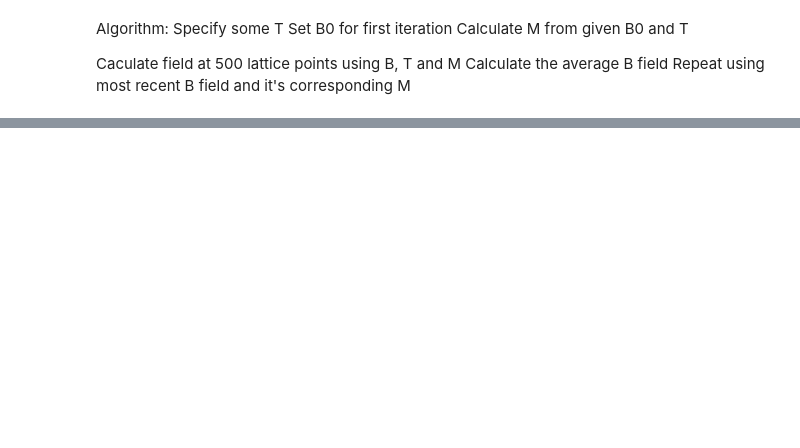
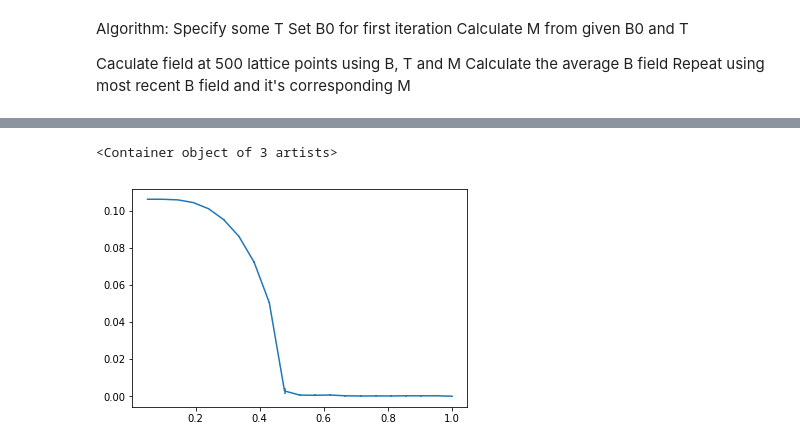
Before and after one commit to mattberrington/dipolesums, a Jupyter notebook: MonteCarlo.ipynb, the cells around one changed output, grey strips where cells are left out. Cells and saved outputs as stored; diff of their text form; code cells hidden in the pictures; blank space fills up the shorter version.

```diff
--- a/MonteCarlo.ipynb
+++ b/MonteCarlo.ipynb
@@ -141,0 +204,8 @@ spinh.synthetic_spectrum(M_gnd,M_exc,distribution3,2)
+# %%
+temperature = [0.05,0.0975,0.145,0.1925,0.24,0.2875,0.335,0.3825,0.43,0.4775,0.525,0.5725,0.62,0.6675,0.715,0.7625,0.81,0.8575,0.905,0.9525,1]
+field = [0.106071674801177,0.106058245418875,0.105728503901115,0.104283953115491,0.101006776141401,0.095119098584749,0.086114970225216,0.072229523708224,0.050399443756945,0.00286040816993,0.000615261482484,0.000523168517267,0.000670531338031,0.000230630761336,0.000138208419002,0.000181735635927,0.000151933327205,0.000244614586531,0.000229007379266,0.000251176551483,8.95162581595006E-06]
+field_error = [5.31538017602764E-09,6.50472008268503E-06,3.77417483128757E-05,7.15294917950143E-05,0.000128528117336,0.000207413316125,0.000252400218918,0.000459712371193,0.000368014820305,0.001520211901867,0.000590462051336,0.000624693669122,0.000683250022739,0.000449734909754,0.000397672538947,0.000453486182829,0.000490234289731,0.000569616383112,0.000521810306756,0.000376941833195,0.000375398744945]
+plt.errorbar(temperature,field,yerr=field_error)
+# %% [output]
+<Container object of 3 artists>
+[figure, added]
```
Also changed, not shown: parts of 13 cells of this notebook, 1 other file.
